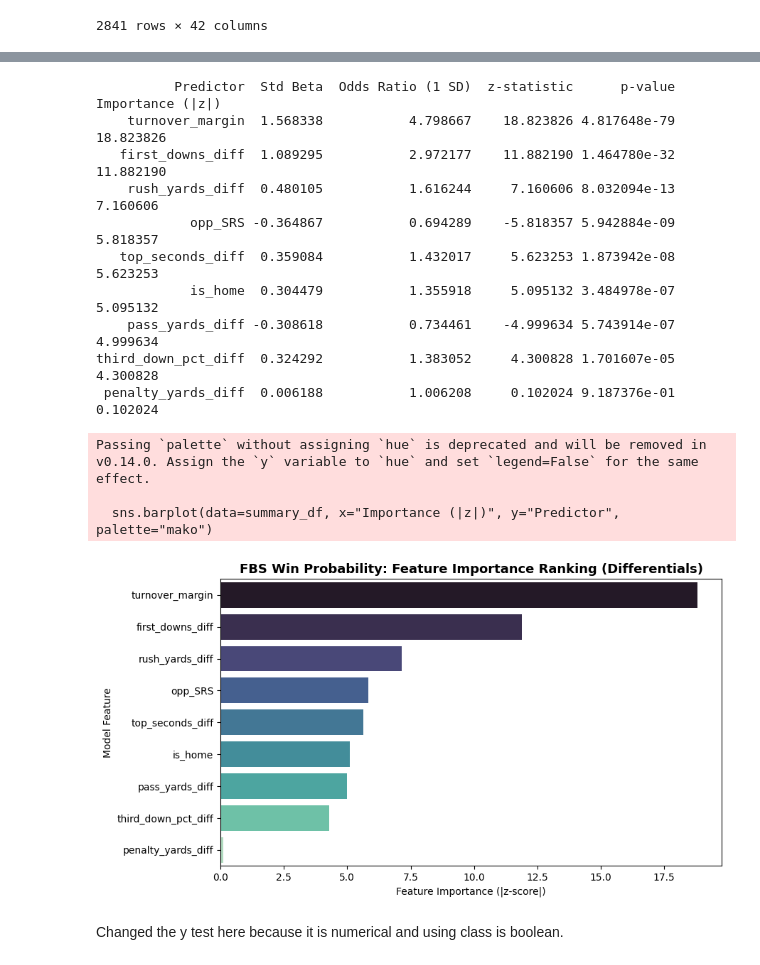
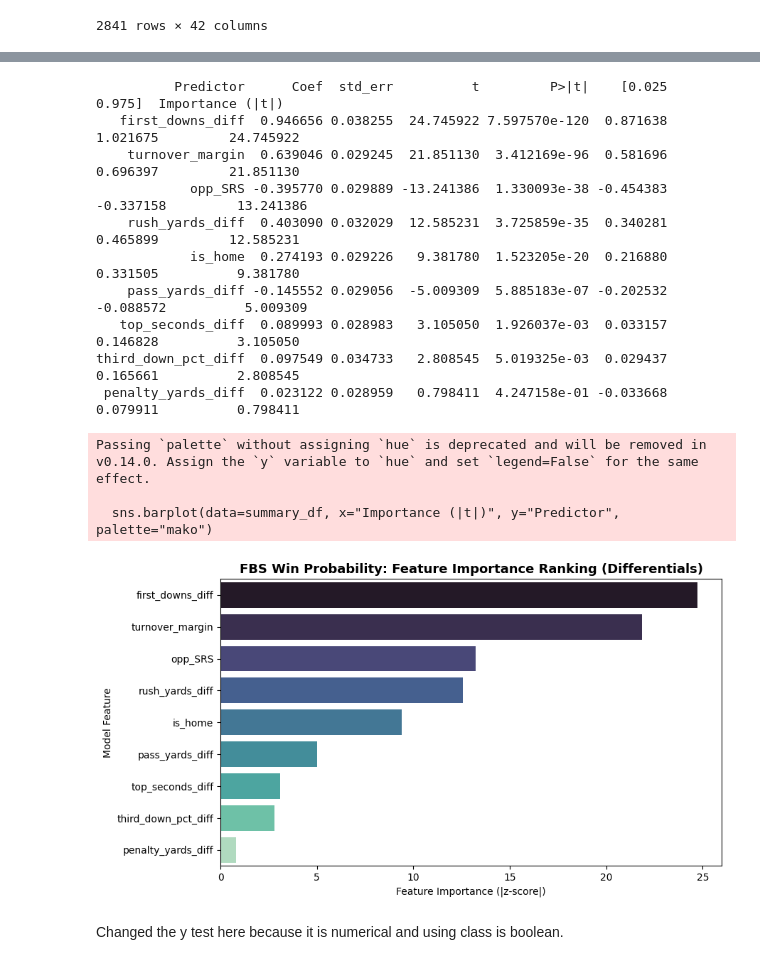
Before and after one commit to ahaze65/SPOA_4001_HW4, a Jupyter notebook: models.ipynb, the cells around one changed output, grey strips where cells are left out. Drawn from its saved outputs; the diff is of its cells as text; code cells hidden in the pictures.

```diff
--- a/models.ipynb
+++ b/models.ipynb
@@ -897,8 +1293,8 @@ agg_cfb_data = cfb_data_no_na.groupby(['season', 'game_id', 'pos_team', 'pos_tea
     week_num = ('week', 'first'),
     home_team = ('homeTeamName', 'first'),
     away_team = ('awayTeamName', 'first'),
-    pos_team_wp = ('wp_after', 'mean'),
-    def_pos_team_wp = ('def_wp_after', 'mean')
+    avg_pos_team_wp = ('wp_after', 'mean'),
+    avg_def_pos_team_wp = ('def_wp_after', 'mean')
 ).reset_index().sort_values(['season', 'game_id', 'pos_team'], ascending=[True, True, True])
 # %%
 agg_cfb_data
@@ -1138,8 +1556,15 @@ diff_predictors = ['is_home',
 # %%
+# set the predictors and target
 X_diff = cfb_diff[diff_predictors]
-y_diff = cfb_diff["win"]
+y_diff = cfb_diff["avg_pos_team_wp"]
+
+# convert the target to log odds for regression
+y_diff = np.log(y_diff / (1 - y_diff))
+
+# get the season for the test train split
 strata_diff = cfb_diff["season"]
 
+# test train split leave one season out
 X_train, X_test, y_train, y_test = train_test_split(
     X_diff, y_diff, test_size=0.20, random_state=2026, stratify=strata_diff
 )
@@ -1153,49 +1578,52 @@ X_train_scaled = pd.DataFrame(scaler.fit_transform(X_train), columns=diff_predic
 X_test_scaled = pd.DataFrame(scaler.transform(X_test), columns=diff_predictors, index=X_test.index)
 
 # Add constant for statsmodels Logit
-X_train_sm = sm.add_constant(X_train_scaled)
-X_test_sm = sm.add_constant(X_test_scaled)
+X_train_sm = sm.add_constant(X_train_scaled, has_constant='add')
+X_test_sm = sm.add_constant(X_test_scaled, has_constant='add')
 # %%
-# Fit Logistic Regression Model
-logit_model_diff = sm.Logit(y_train, X_train_sm).fit(disp=False)
+# Fit ols Regression Model
+ols_model_diff = sm.OLS(y_train, X_train_sm).fit(disp=False)
 
+conf_int = ols_model_diff.conf_int()
 # Feature Importance Summary Table
 summary_df = pd.DataFrame({
-    "Predictor": logit_model_diff.params.index,
-    "Std Beta": logit_model_diff.params.values,
-    "Odds Ratio (1 SD)": np.exp(logit_model_diff.params.values),
-    "z-statistic": logit_model_diff.tvalues.values,
-    "p-value": logit_model_diff.pvalues.values
+    "Predictor": ols_model_diff.params.index,
+    "Coef": ols_model_diff.params.values,
+    "std_err": ols_model_diff.bse.values,
+    "t": ols_model_diff.tvalues.values,
+    "P>|t|": ols_model_diff.pvalues.values,
+    "[0.025": conf_int[0].values,
+    "0.975]": conf_int[1].values,
 })
 summary_df = summary_df[summary_df["Predictor"] != "const"].copy()
-summary_df["Importance (|z|)"] = summary_df["z-statistic"].abs()
-summary_df = summary_df.sort_values(by="Importance (|z|)", ascending=False)
+summary_df["Importance (|t|)"] = summary_df["t"].abs()
+summary_df = summary_df.sort_values(by="Importance (|t|)", ascending=False)
 
 print(summary_df.to_string(index=False))
 # %% [output]
-          Predictor  Std Beta  Odds Ratio (1 SD)  z-statistic      p-value  Importance (|z|)
-    turnover_margin  1.568338           4.798667    18.823826 4.817648e-79         18.823826
-   first_downs_diff  1.089295           2.972177    11.882190 1.464780e-32         11.882190
-    rush_yards_diff  0.480105           1.616244     7.160606 8.032094e-13          7.160606
-            opp_SRS -0.364867           0.694289    -5.818357 5.942884e-09          5.818357
-   top_seconds_diff  0.359084           1.432017     5.623253 1.873942e-08          5.623253
-            is_home  0.304479           1.355918     5.095132 3.484978e-07          5.095132
-    pass_yards_diff -0.308618           0.734461    -4.999634 5.743914e-07          4.999634
-third_down_pct_diff  0.324292           1.383052     4.300828 1.701607e-05          4.300828
- penalty_yards_diff  0.006188           1.006208     0.102024 9.187376e-01          0.102024
+          Predictor      Coef  std_err          t         P>|t|    [0.025    0.975]  Importance (|t|)
+   first_downs_diff  0.946656 0.038255  24.745922 7.597570e-120  0.871638  1.021675         24.745922
+    turnover_margin  0.639046 0.029245  21.851130  3.412169e-96  0.581696  0.696397         21.851130
+            opp_SRS -0.395770 0.029889 -13.241386  1.330093e-38 -0.454383 -0.337158         13.241386
+    rush_yards_diff  0.403090 0.032029  12.585231  3.725859e-35  0.340281  0.465899         12.585231
+            is_home  0.274193 0.029226   9.381780  1.523205e-20  0.216880  0.331505          9.381780
+    pass_yards_diff -0.145552 0.029056  -5.009309  5.885183e-07 -0.202532 -0.088572          5.009309
+   top_seconds_diff  0.089993 0.028983   3.105050  1.926037e-03  0.033157  0.146828          3.105050
+third_down_pct_diff  0.097549 0.034733   2.808545  5.019325e-03  0.029437  0.165661          2.808545
+ penalty_yards_diff  0.023122 0.028959   0.798411  4.247158e-01 -0.033668  0.079911          0.798411
 # %%
 # Plot Feature Importance
 plt.figure(figsize=(9, 5))
-sns.barplot(data=summary_df, x="Importance (|z|)", y="Predictor", palette="mako")
+sns.barplot(data=summary_df, x="Importance (|t|)", y="Predictor", palette="mako")
 plt.title("FBS Win Probability: Feature Importance Ranking (Differentials)", fontsize=13, fontweight="bold")
 plt.xlabel("Feature Importance (|z-score|)")
 plt.ylabel("Model Feature")
 plt.tight_layout()
 plt.show()
 # %% [output]
 Passing `palette` without assigning `hue` is deprecated and will be removed in v0.14.0. Assign the `y` variable to `hue` and set `legend=False` for the same effect.
 
-  sns.barplot(data=summary_df, x="Importance (|z|)", y="Predictor", palette="mako")
+  sns.barplot(data=summary_df, x="Importance (|t|)", y="Predictor", palette="mako")
-[figure, old version]
+[figure, new version]
 # %% [markdown]
 Changed the y test here because it is numerical and using class is boolean.
```
Also changed, not shown: parts of 48 cells of this notebook.
